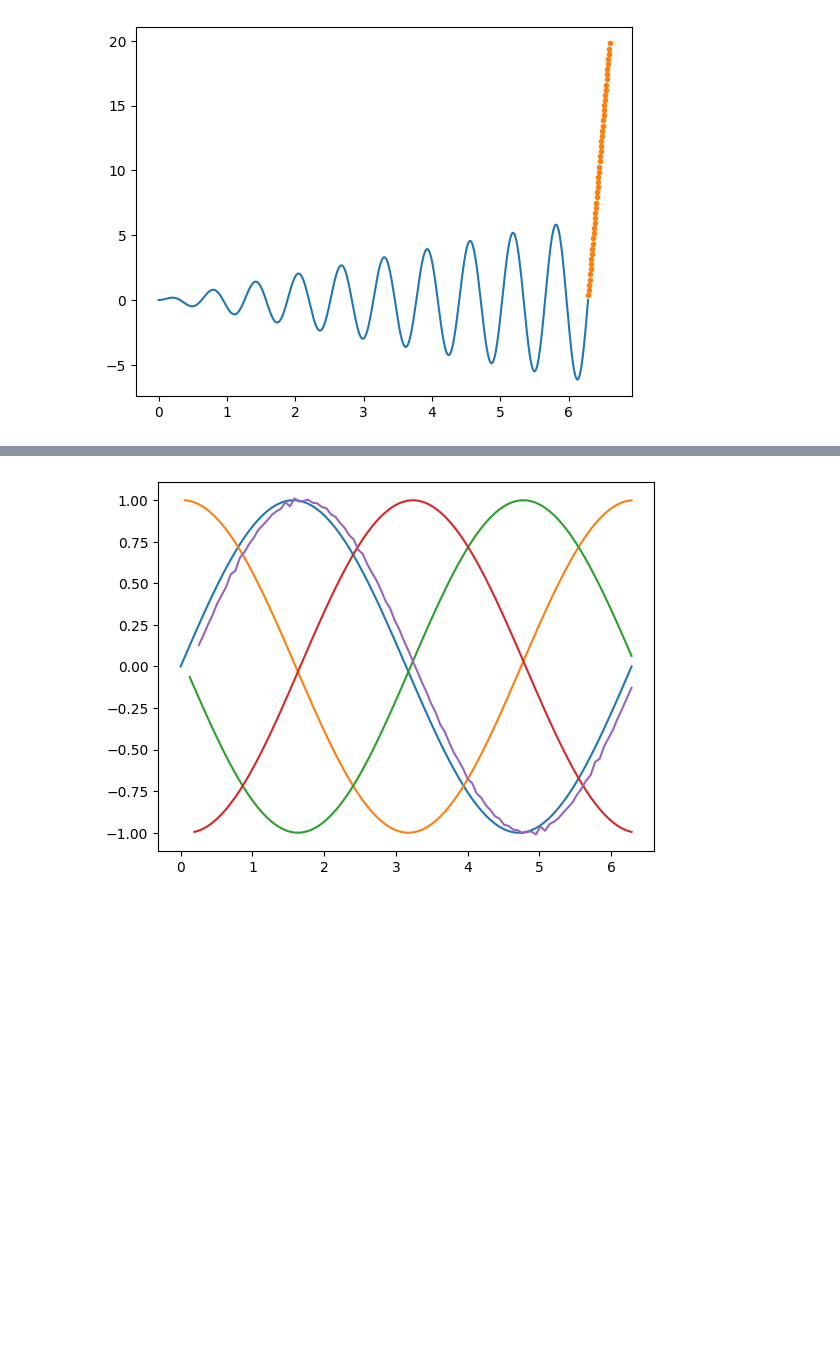
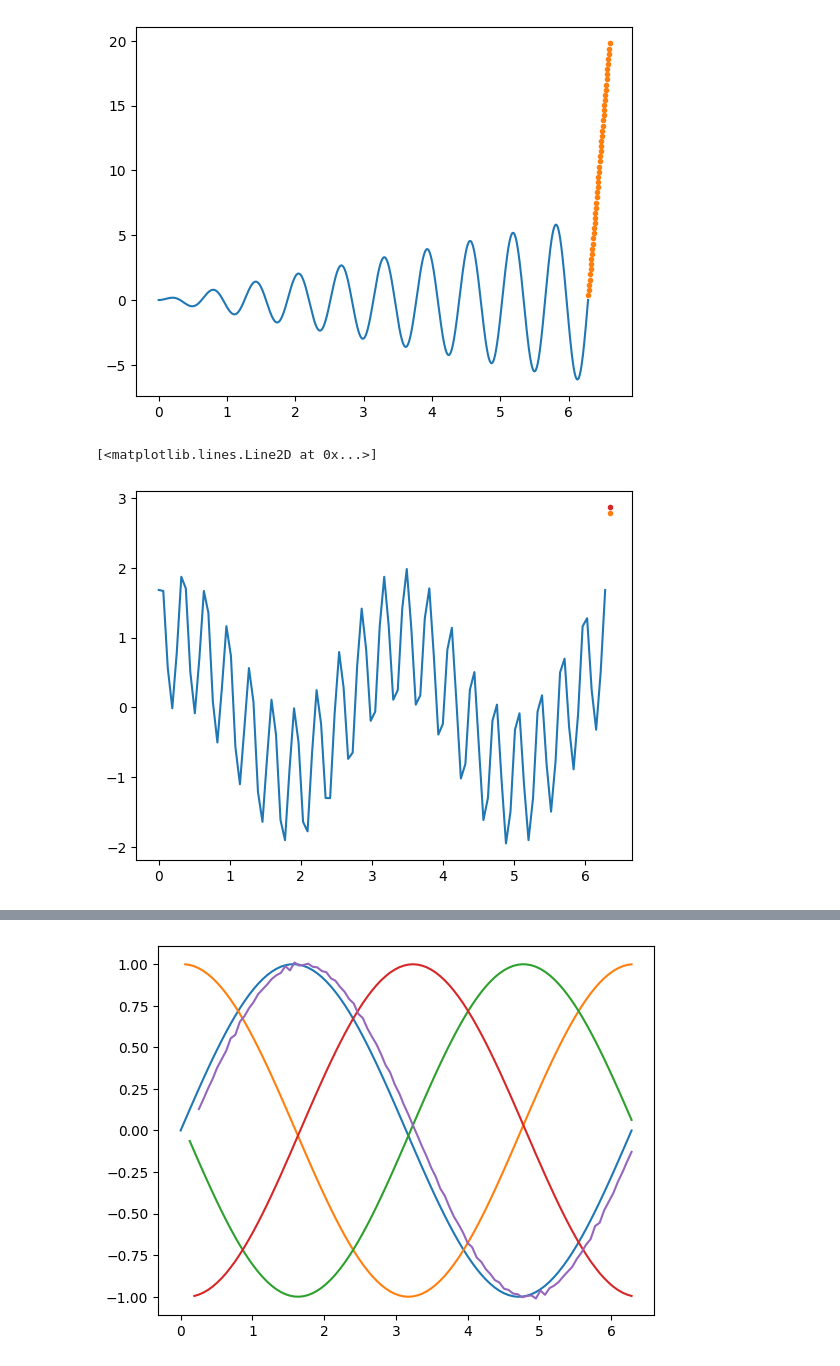
Before and after one commit to 1101AlexZab1011/deepmeg, a Jupyter notebook: dev/autoregressive.ipynb, the cells around one changed output, grey strips where cells are left out. Cells and saved outputs as stored; diff of their text form; code cells hidden in the pictures; blank space fills up the shorter version.

```diff
--- a/dev/autoregressive.ipynb
+++ b/dev/autoregressive.ipynb
@@ -102,6 +102,30 @@ for p in new_points:
     prev_t = next_t
 # %% [output]
 [figure]
+# %%
+
+t = np.linspace(0, 2*np.pi, 100)
+dt = t[1] - t[0]
+# y = np.sin(10*t)
+# y = t
+# y = np.sqrt(t)
+y = np.sin(2*t + 1) + np.sin(20*t + 1)
+y = torch.Tensor(y)
+
+plt.plot(t, y)
+
+next_y = tailor_extrapolation(y, dt, 5)
+next_t = t[-1] + dt
+
+plt.plot(next_t, next_y, '.', color='tab:orange')
+
+next_y = tailor_extrapolation(y, dt, 1)
+next_t = t[-1] + dt
+
+plt.plot(next_t, next_y, '.', color='tab:red')
+# %% [output]
+[<matplotlib.lines.Line2D at 0x...>]
+[figure, added]
 # %%
 def tailor_extrapolation(y, dt, order=5):
     derivatives = [y.diff(n=i)[-order:] for i in range(order + 1)]
```
Also changed, not shown: parts of 3 cells of this notebook.
